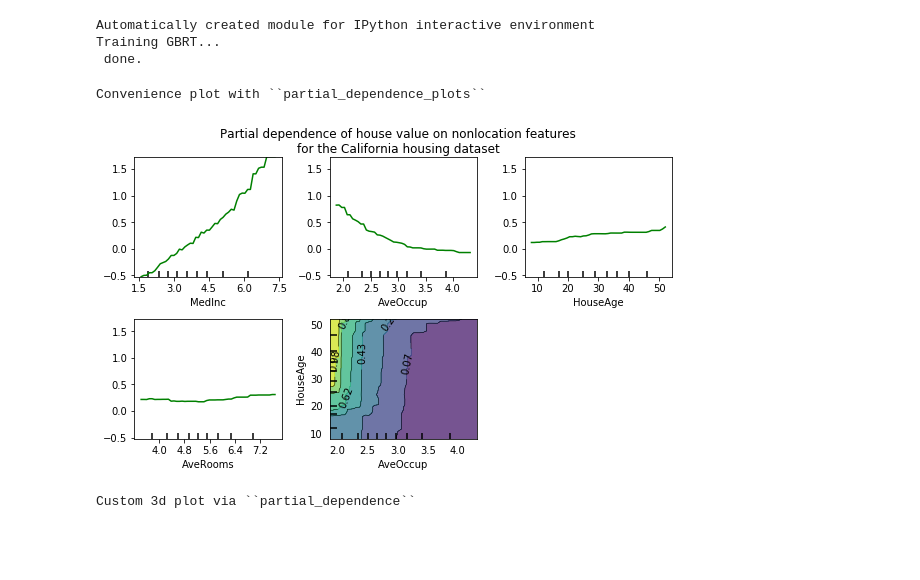
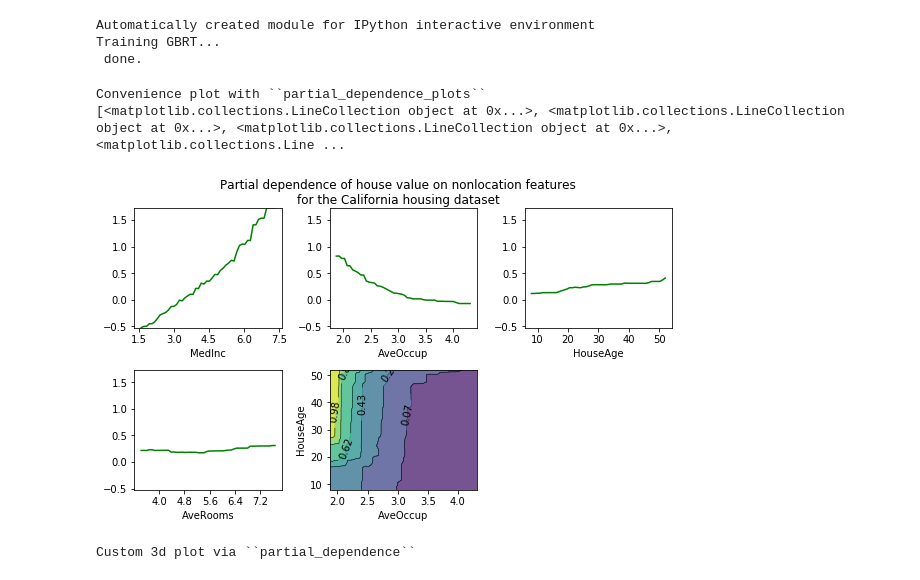
Before and after one commit to story645/second_exam, a Jupyter notebook: code/intro.ipynb, the cells around one changed output. Drawn from its saved outputs; the diff is of its cells as text; code cells hidden in the pictures; blank space fills up the shorter version.

```diff
--- a/code/intro.ipynb
+++ b/code/intro.ipynb
@@ -214,23 +211,30 @@ Training GBRT...
 # %%
 print('Convenience plot with ``partial_dependence_plots``')
 
 features = [0, 5, 1, 2, (5, 1)]
 fig, axs = plot_partial_dependence(clf, X_train, features,
                                    feature_names=names,
                                    n_jobs=3, grid_resolution=50, figsize=(8,5))
 fig.suptitle('Partial dependence of house value on nonlocation features\n'
              'for the California housing dataset')
  # tight_layout causes overlap with suptitle
+
+
 for ax in axs[:-1]:
     ax.set_ylabel("")
-axs[-1].xaxis.set_ticks_position('none')
-axs[-1].yaxis.set_ticks_position('none')
+    ax.get_children()[0].remove()
+
+print(axs[-1].get_children())
+axs[-1].get_children()[14].remove()
+axs[-1].get_children()[13].remove()
+
 plt.tight_layout()
 plt.subplots_adjust(top=0.9)
 fig.savefig("partial_dependence.png")
 # %% [output]
 Convenience plot with ``partial_dependence_plots``
+[<matplotlib.collections.LineCollection object at 0x...>, <matplotlib.collections.LineCollection object at 0x...>, <matplotlib.collections.LineCollection object at 0x...>, <matplotlib.collections.Line ...
-[figure, old version]
+[figure, new version]
 # %%
 print('Custom 3d plot via ``partial_dependence``')
 fig = plt.figure()
```
Also changed, not shown: parts of 4 cells of this notebook, 13 other files.
